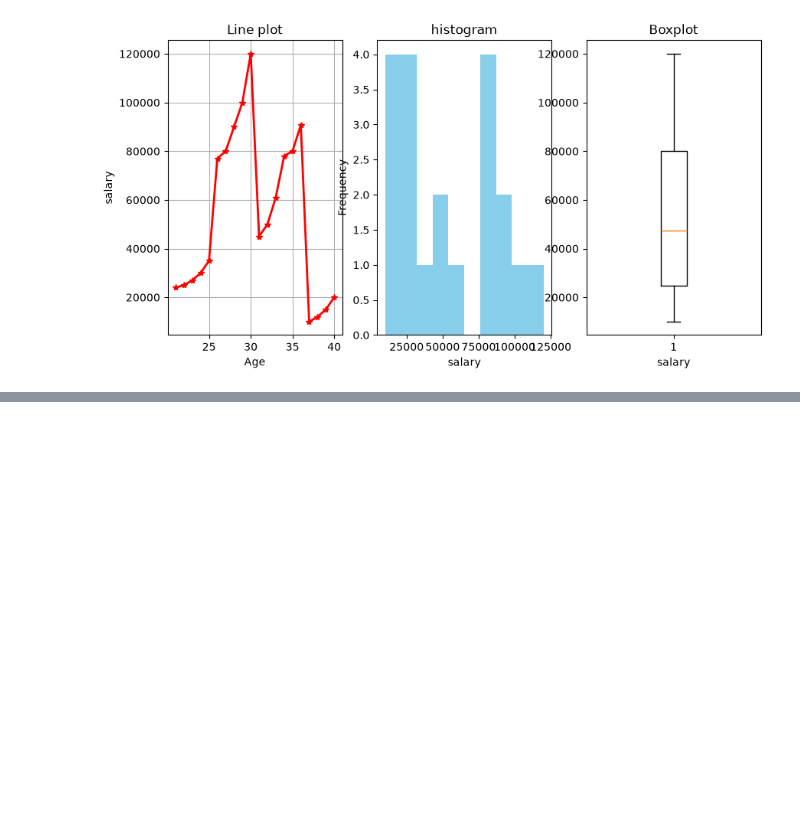
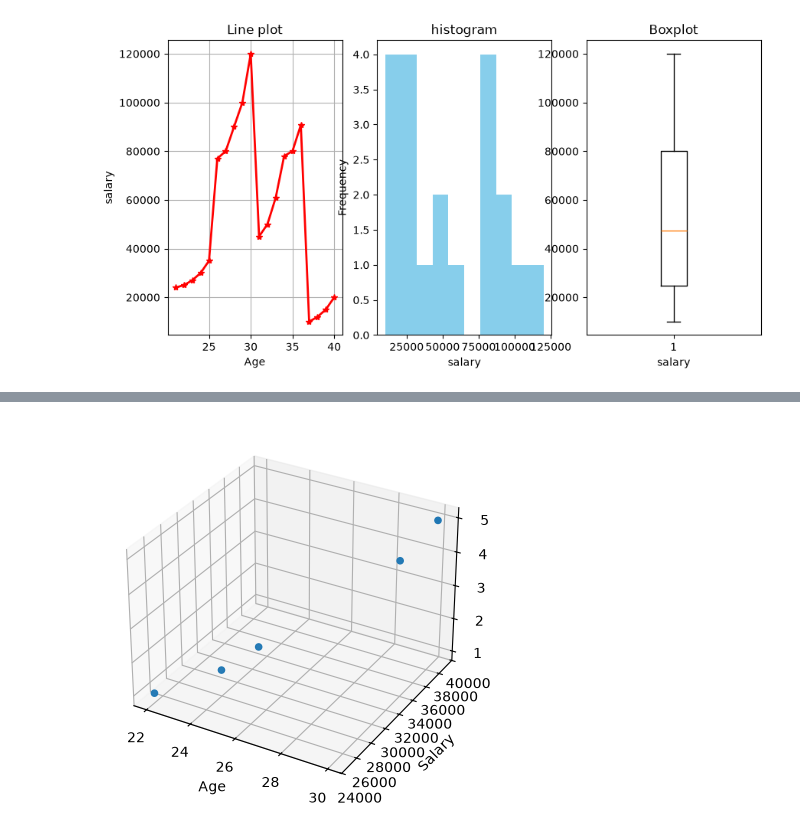
Before and after one commit to khushbu9119/Matplotlib, a Jupyter notebook: orientedAPI.ipynb, the cells around one changed output, grey strips where cells are left out. Saved outputs shown, nothing was run; the diff lists cells and outputs as text; code cells hidden in the pictures; blank space fills up the shorter version.

```diff
--- a/orientedAPI.ipynb
+++ b/orientedAPI.ipynb
@@ -60,0 +91,10 @@ plt.show()
+# %%
+data3={
+    'Salary':[25000,30000,37000,28000,39000],
+    'dept':['HR','IT','Finance','HR','Finance'],
+    'Age':[22,25,29,24,30],
+    'experience':[1.0,2.0,4.0,1.5,5.0]
+}
+
+df3 = pd.DataFrame(data3)
+df3
@@ -60,0 +108,10 @@ plt.show()
+# %%
+ax=plt.axes(projection='3d')
+
+ax.scatter(df3['Age'],df3['Salary'],df3['experience'])
+ax.set_xlabel('Age')
+ax.set_ylabel('Salary')
+ax.set_zlabel('Experience')
+plt.show()
+# %% [output]
+[figure, added]
```
Also changed, not shown: parts of 5 cells of this notebook.
